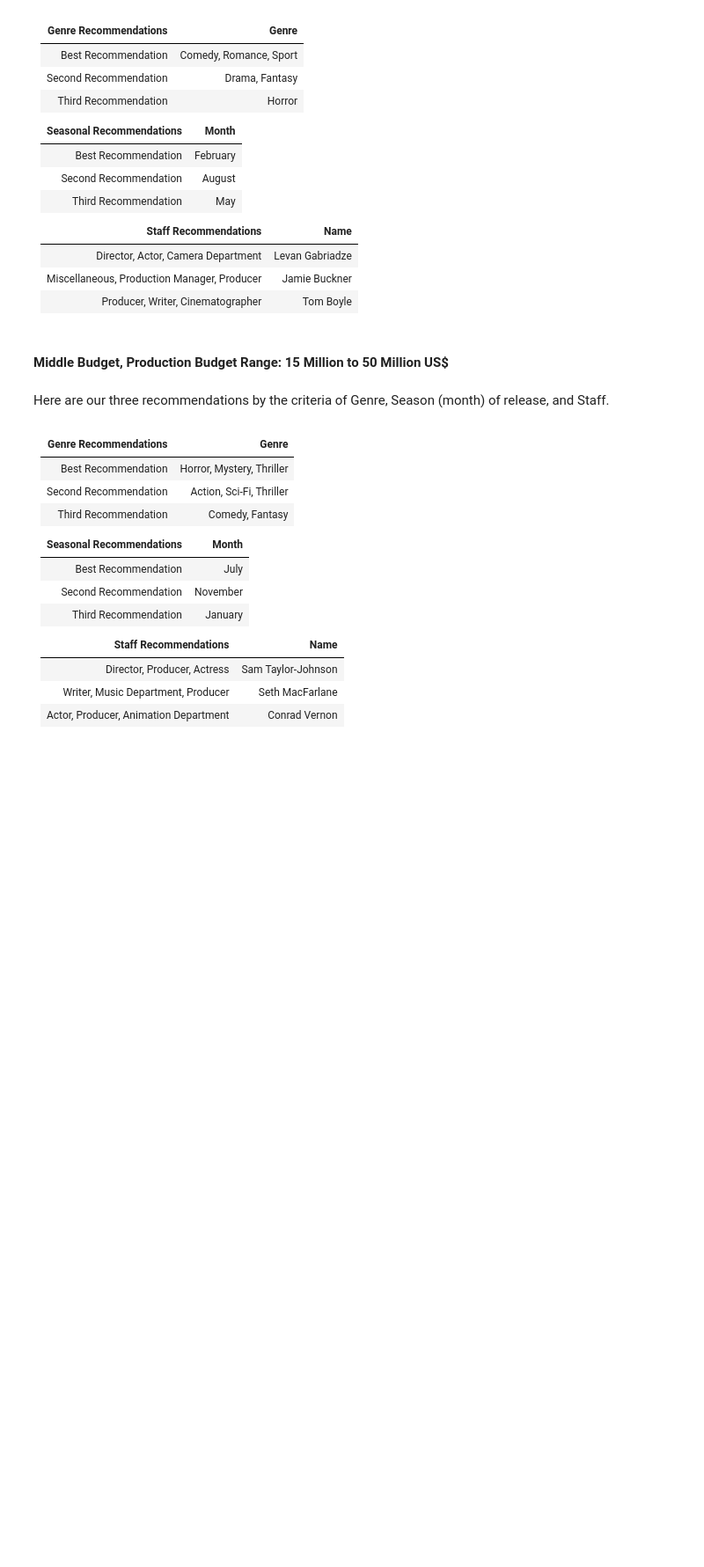
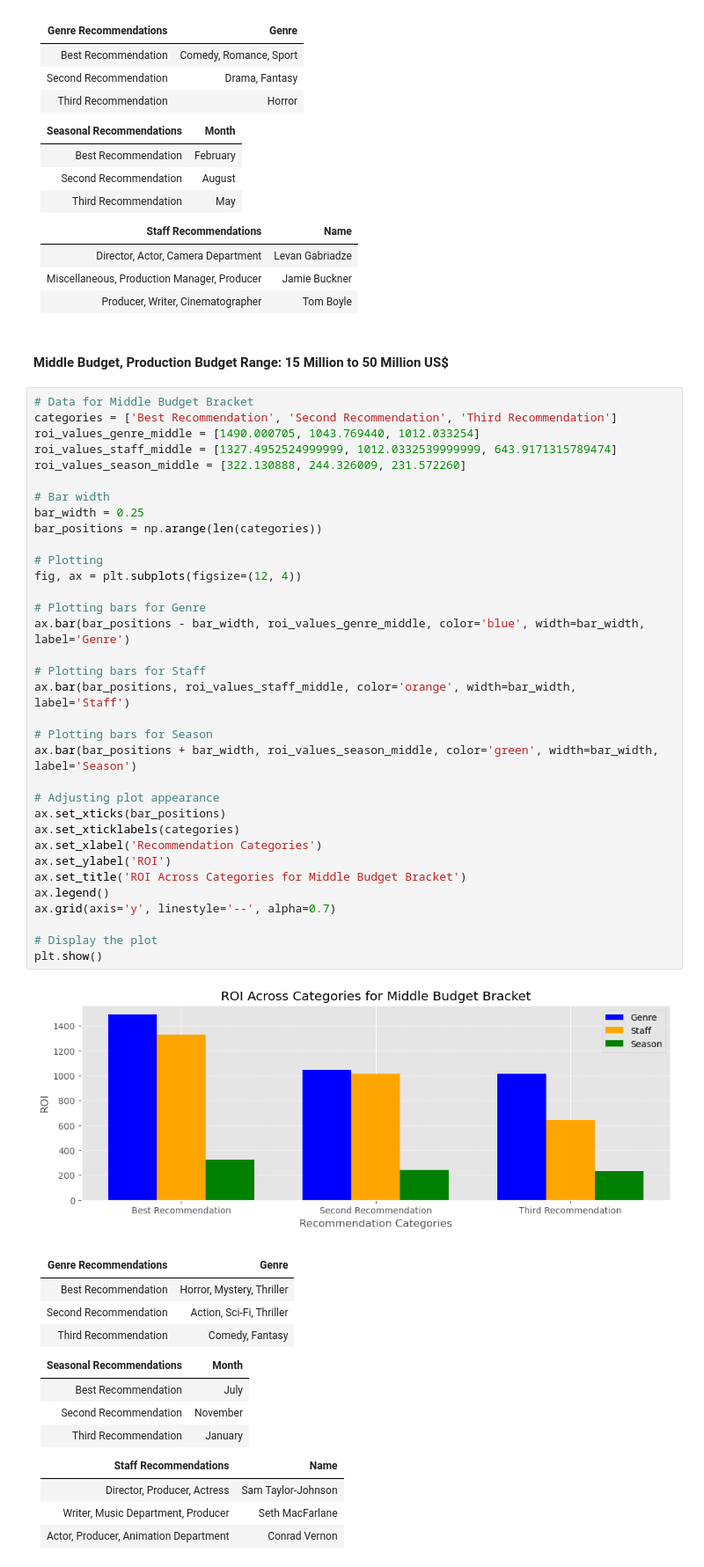
Before and after one commit to rafvrab/MovieAnalysis, a Jupyter notebook: analysis.ipynb, the cells around one changed output. Shown at 88% size. Saved outputs shown, nothing was run; the diff lists cells and outputs as text; blank space fills up the shorter version.

```diff
--- a/analysis.ipynb
+++ b/analysis.ipynb
@@ -1520,8 +1544,42 @@ Here are our three recommendations by the criteria of Genre, Season (month) of r
 | Producer, Writer, Cinematographer | Tom Boyle |
 # %% [markdown]
 #### Middle Budget, Production Budget Range: 15 Million to 50 Million US$
-# %% [markdown]
-Here are our three recommendations by the criteria of Genre, Season (month) of release, and Staff.
+# %%
+# Data for Middle Budget Bracket
+categories = ['Best Recommendation', 'Second Recommendation', 'Third Recommendation']
+roi_values_genre_middle = [1490.000705, 1043.769440, 1012.033254]
+roi_values_staff_middle = [1327.4952524999999, 1012.0332539999999, 643.9171315789474]
+roi_values_season_middle = [322.130888, 244.326009, 231.572260]
+
+# Bar width
+bar_width = 0.25
+bar_positions = np.arange(len(categories))
+
+# Plotting
+fig, ax = plt.subplots(figsize=(12, 4))
+
+# Plotting bars for Genre
+ax.bar(bar_positions - bar_width, roi_values_genre_middle, color='blue', width=bar_width, label='Genre')
+
+# Plotting bars for Staff
+ax.bar(bar_positions, roi_values_staff_middle, color='orange', width=bar_width, label='Staff')
+
+# Plotting bars for Season
+ax.bar(bar_positions + bar_width, roi_values_season_middle, color='green', width=bar_width, label='Season')
+
+# Adjusting plot appearance
+ax.set_xticks(bar_positions)
+ax.set_xticklabels(categories)
+ax.set_xlabel('Recommendation Categories')
+ax.set_ylabel('ROI')
+ax.set_title('ROI Across Categories for Middle Budget Bracket')
+ax.legend()
+ax.grid(axis='y', linestyle='--', alpha=0.7)
+
+# Display the plot
+plt.show()
+# %% [output]
+[figure, added]
 # %% [markdown]
 | Genre Recommendations | Genre |
 | --- | --- |
```
Also changed, not shown: parts of 6 cells of this notebook.
